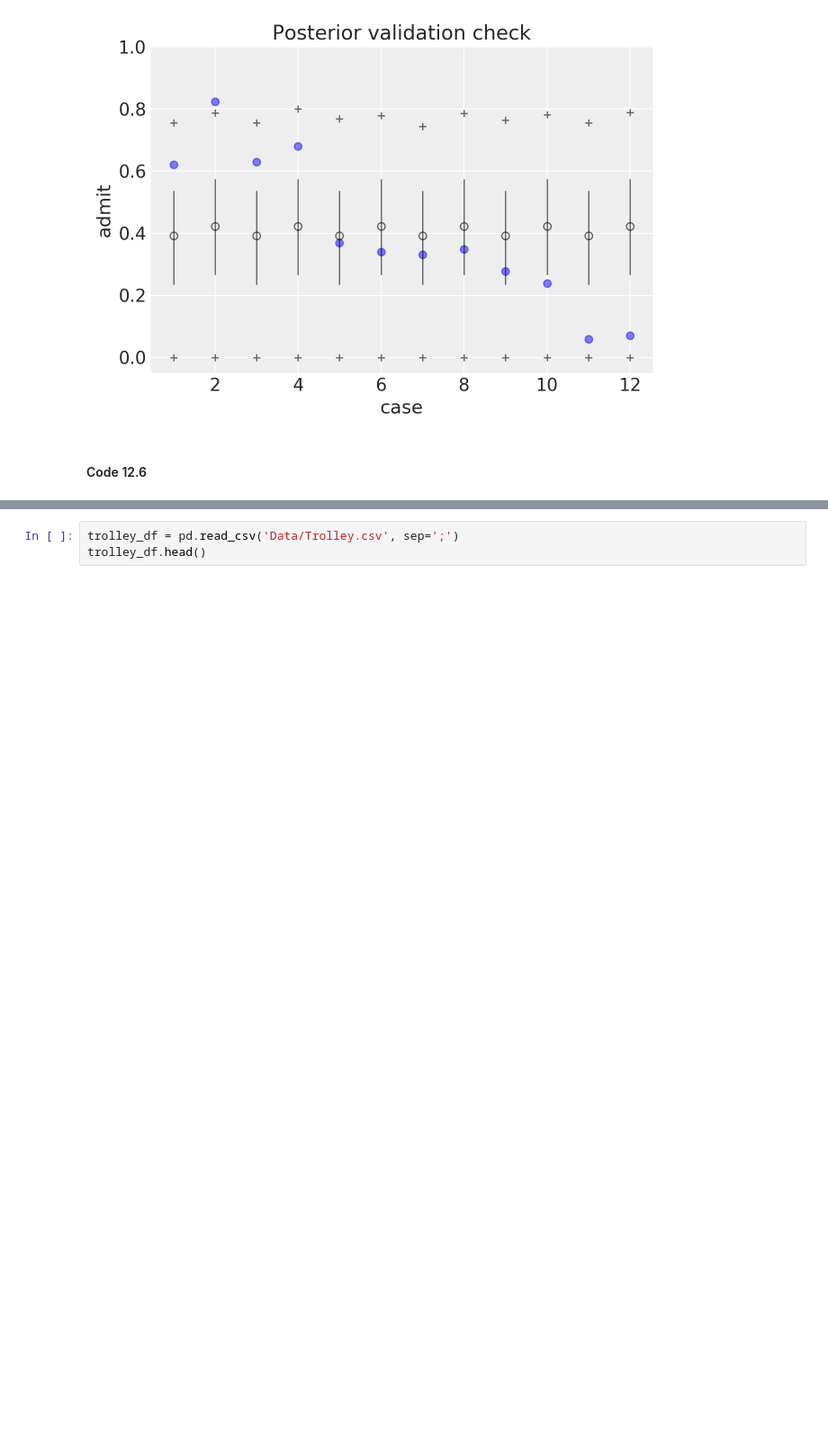
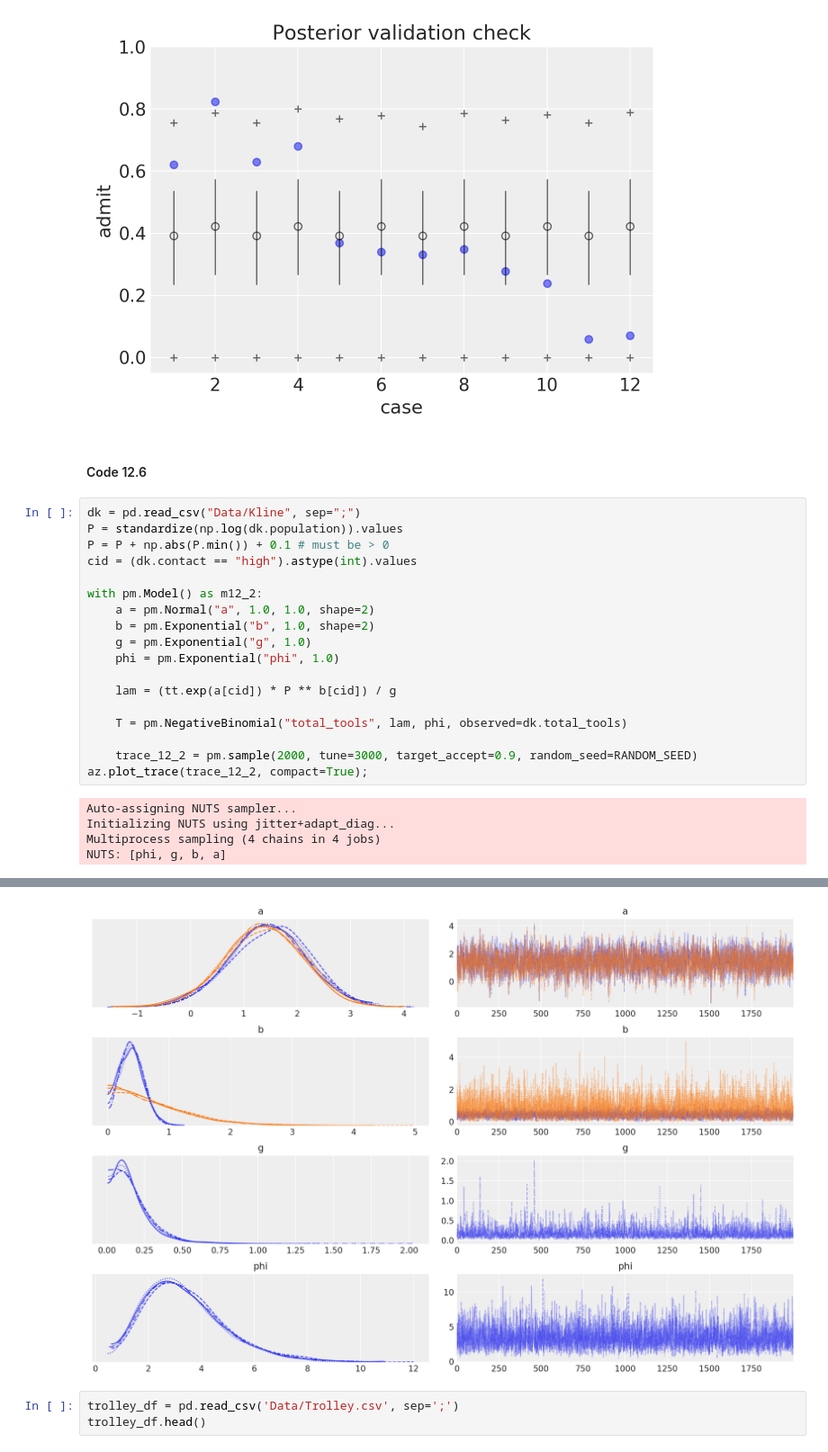
Before and after one commit to pymc-devs/pymc-resources, a Jupyter notebook: Rethinking_2/Chp_12.ipynb, the cells around one changed output, grey strips where cells are left out. Shown at 90% size. Saved outputs shown, nothing was run; the diff lists cells and outputs as text; blank space fills up the shorter version.

```diff
--- a/Rethinking_2/Chp_12.ipynb
+++ b/Rethinking_2/Chp_12.ipynb
@@ -147,3 +148,26 @@ plt.ylim(-0.05, 1);
 [figure]
 # %% [markdown]
 #### Code 12.6
+# %%
+dk = pd.read_csv("Data/Kline", sep=";")
+P = standardize(np.log(dk.population)).values
+P = P + np.abs(P.min()) + 0.1 # must be > 0
+cid = (dk.contact == "high").astype(int).values
+
+with pm.Model() as m12_2:
+    a = pm.Normal("a", 1.0, 1.0, shape=2)
+    b = pm.Exponential("b", 1.0, shape=2)
+    g = pm.Exponential("g", 1.0)
+    phi = pm.Exponential("phi", 1.0)
+
+    lam = (tt.exp(a[cid]) * P ** b[cid]) / g
+
+    T = pm.NegativeBinomial("total_tools", lam, phi, observed=dk.total_tools)
+
+    trace_12_2 = pm.sample(2000, tune=3000, target_accept=0.9, random_seed=RANDOM_SEED)
+az.plot_trace(trace_12_2, compact=True);
+# %% [output]
+Auto-assigning NUTS sampler...
+Initializing NUTS using jitter+adapt_diag...
+Multiprocess sampling (4 chains in 4 jobs)
+NUTS: [phi, g, b, a]
@@ -150,3 +176,4 @@ plt.ylim(-0.05, 1);
+[figure, added]
 # %%
 trolley_df = pd.read_csv('Data/Trolley.csv', sep=';')
 trolley_df.head()
```
Also changed, not shown: parts of 2 cells of this notebook, 1 other file.
